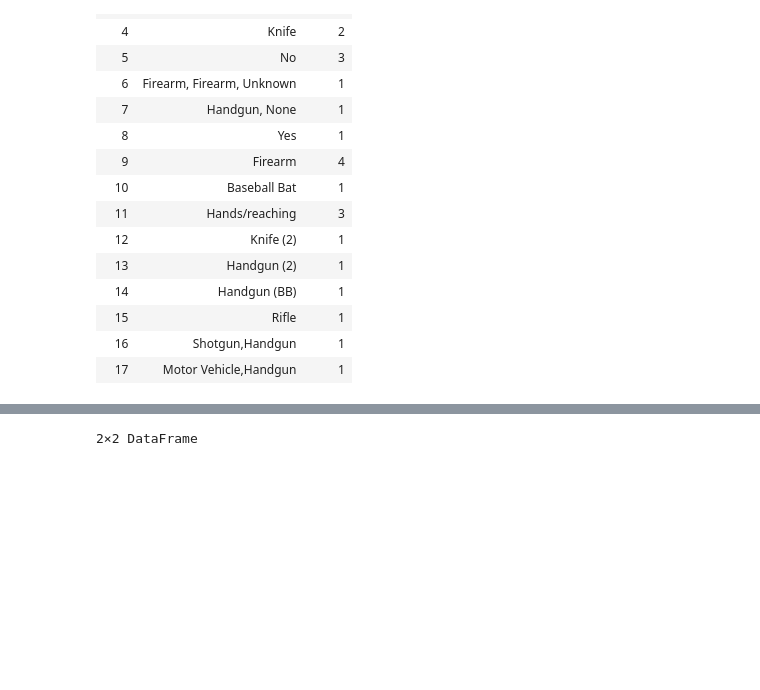
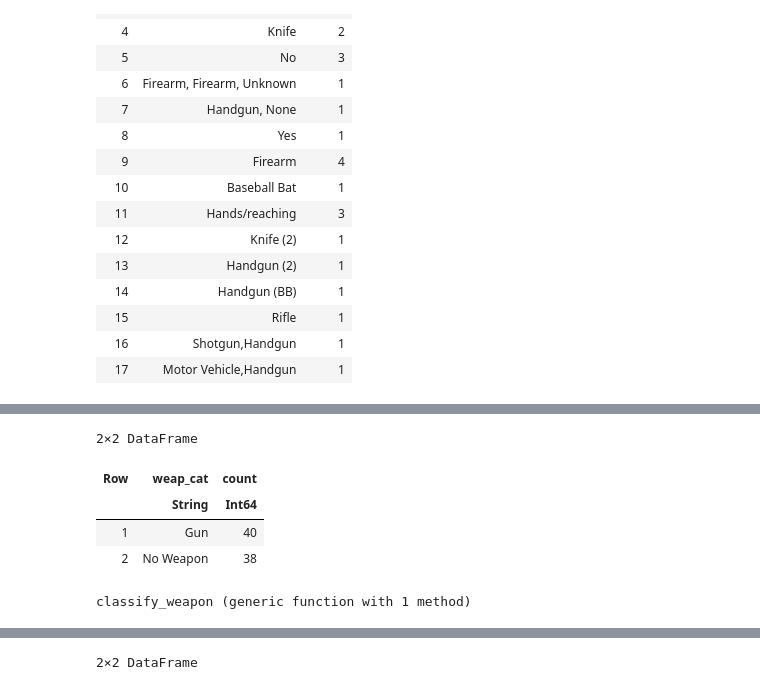
Before and after one commit to MorandR/CatchingCooks, a Jupyter notebook: CatchingCrooks.ipynb, the cells around one changed output, grey strips where cells are left out. Drawn from its saved outputs; the diff is of its cells as text; code cells hidden in the pictures; blank space fills up the shorter version.

Commit message:
function to classify incidents

```diff
--- a/CatchingCrooks.ipynb
+++ b/CatchingCrooks.ipynb
@@ -177,0 +155,21 @@ suspect_weap_cat = combine(groupby(suspects_weapon_cnt,:"Suspect's Weapon"),nrow
+# %%
+#suspect_weap_cat = combine(groupby(suspects_weapon_cnt,:"weap_cat"),nrow => :count)
+suspects_weapon_cnt = combine(groupby(data,:"weap_cat"),nrow => :count)
+# %% [output]
+2×2 DataFrame
+| Row | weap_cat | count |
+|  | String | Int64 |
+| 1 | Gun | 40 |
+| 2 | No Weapon | 38 |
+# %%
+function classify_weapon(weapon)
+    if occursin("gun",weapon)
+        return "Gun"
+    elseif occursin("Vehicle",weapon)
+        return "Motor Vehicle"
+    else
+        return "No arms"
+    end
+end
+# %% [output]
+classify_weapon (generic function with 1 method)
```
Also changed, not shown: parts of 3 cells of this notebook.
